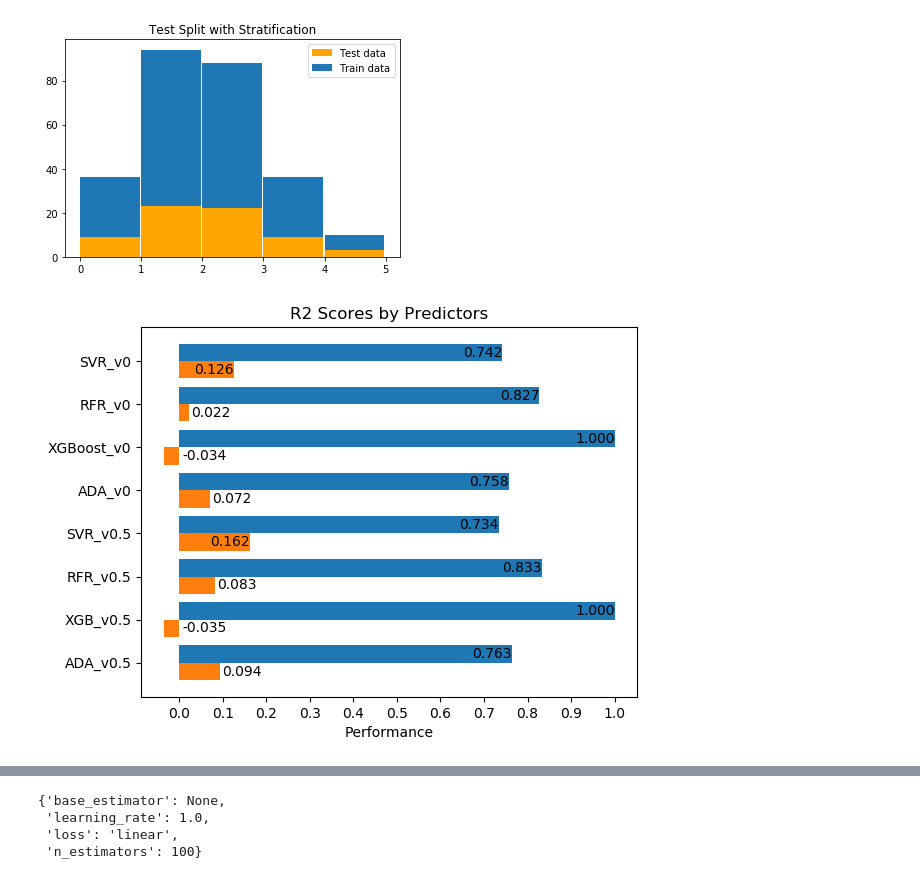
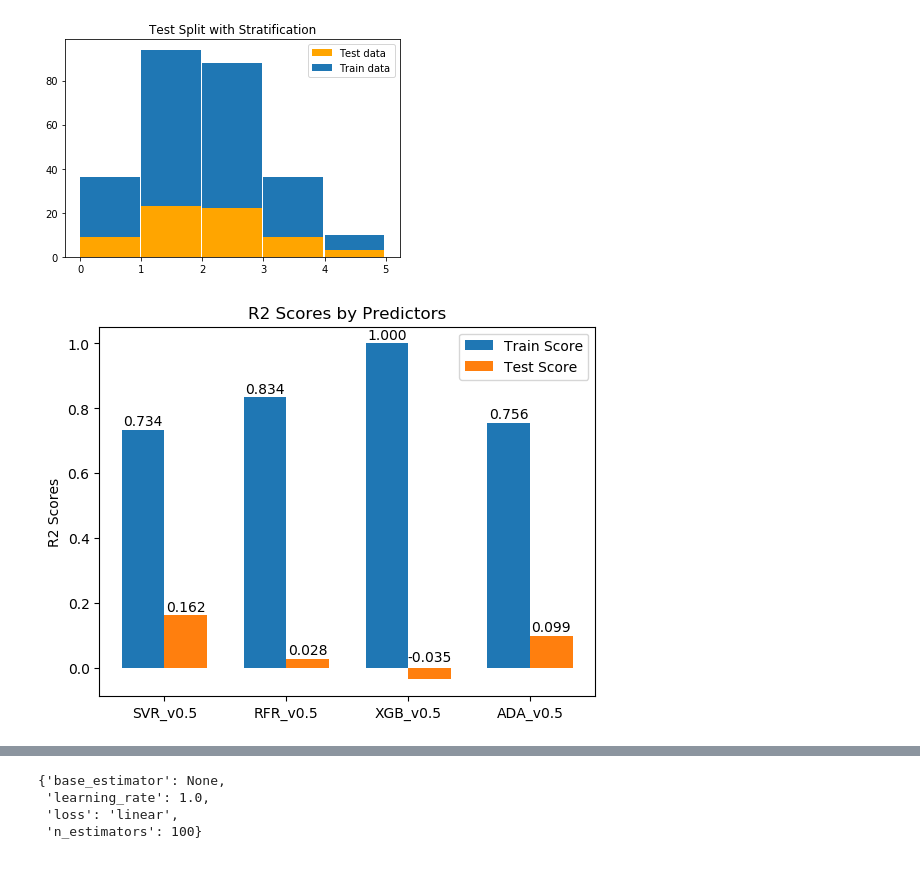
Before and after one commit to duythongvt1/URA-Projects, a Jupyter notebook: CornData/Corn.ipynb, the cells around one changed output, grey strips where cells are left out. Saved outputs shown, nothing was run; the diff lists cells and outputs as text; code cells hidden in the pictures.

```diff
--- a/CornData/Corn.ipynb
+++ b/CornData/Corn.ipynb
@@ -55,6 +55,7 @@ class Scorer:
         self.split = 0.25
         self.stratify = np.array(self.y,dtype="int")
         self.iterations = 20
+        self.drawer = GraphDrawer()
 
     def set_stratify(self,state):
         if state:
@@ -77,7 +78,7 @@ class Scorer:
 
     def test_m(self,preds,iterations):
         for predictor in preds:
-            self.test(predictor,pred[predictor],iterations)
+            self.test(predictor,preds[predictor],iterations)
 
 
     def labels(self):
@@ -91,6 +92,9 @@ class Scorer:
         sc = np.array([self.scores[x] for x in self.scores])
         return sc[:,1]
 
+    def draw_scores(self):
+        drawer.draw_scores(self)
+
     def clear_scores(self):
         self.scores = {}
 # %%
@@ -254,12 +258,13 @@ rfr_05 = RandomForestRegressor()
 xgb_05 = XGBRegressor()
 ada_05 = AdaBoostRegressor()
 # %%
+scorer.clear_scores()
 scorer.test("SVR_v0.5",svr_05,15)
 scorer.test("RFR_v0.5",rfr_05,15)
 scorer.test("XGB_v0.5",xgb_05,15)
 scorer.test("ADA_v0.5",ada_05,15)
 
-drawer.draw_scores(scorer)
+scorer.draw_scores()
 # %% [output]
-[figure, old version]
+[figure, new version]
 # %% [markdown]
```
Also changed, not shown: parts of 14 cells of this notebook.
